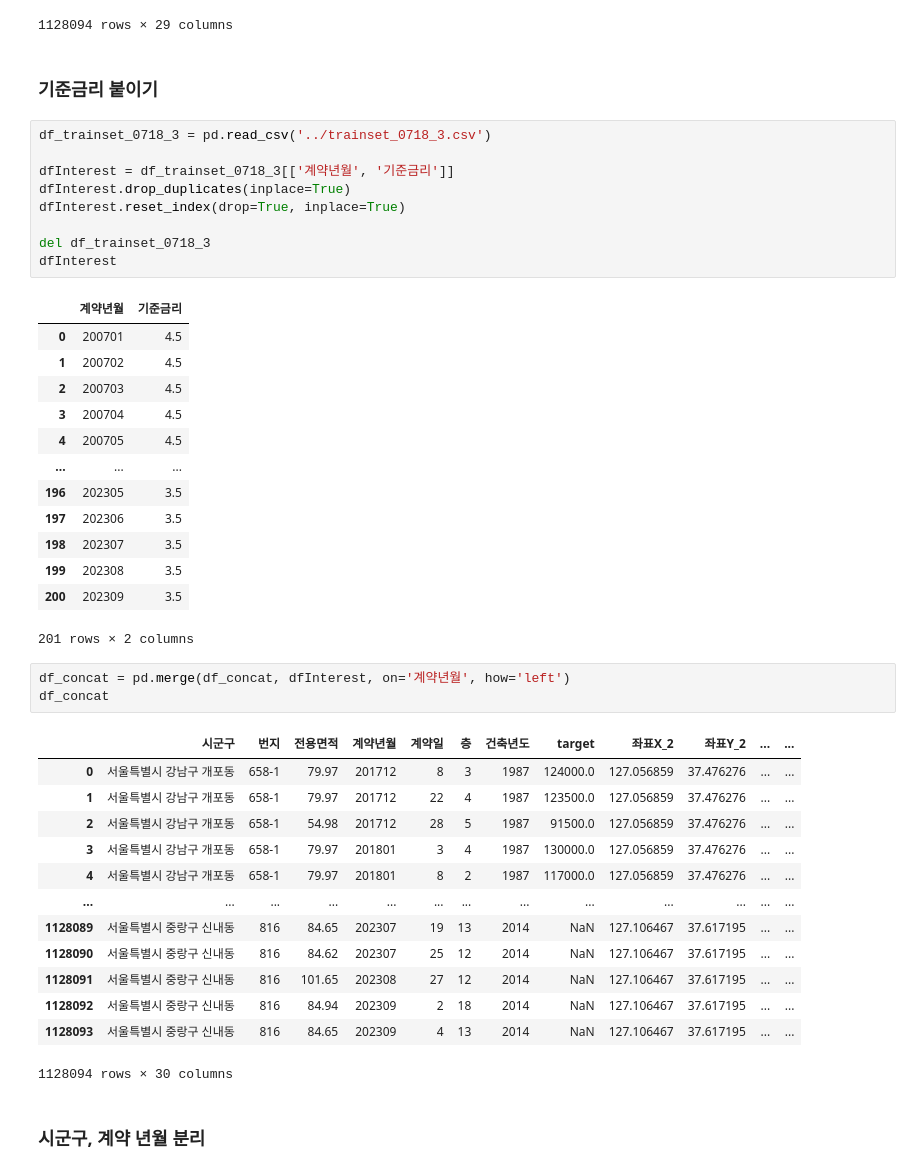
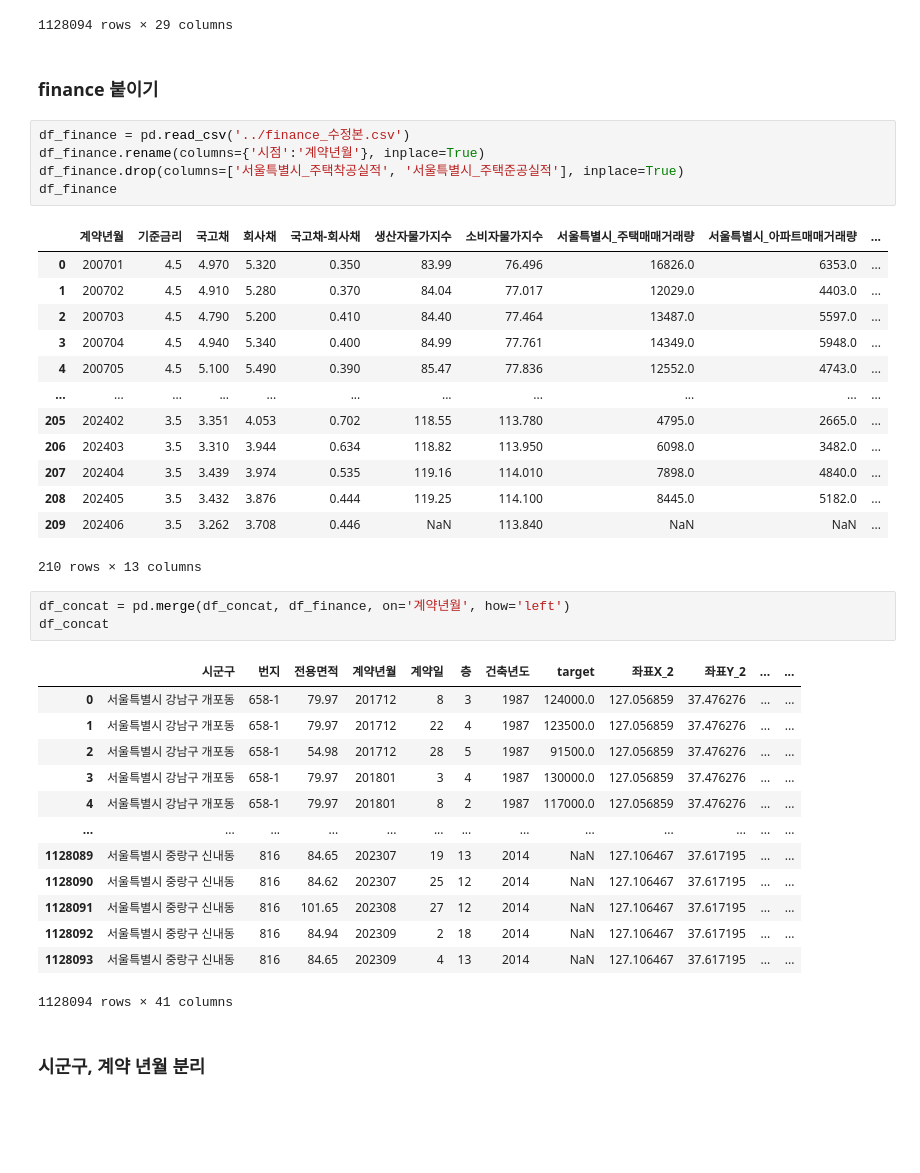
Before and after one commit to UpstageAILab3/upstage-ml-regression-ml5-pub, a Jupyter notebook: Model.ipynb, the cells around one changed output. Drawn from its saved outputs; the diff is of its cells as text; blank space fills up the shorter version.

```diff
--- a/Model.ipynb
+++ b/Model.ipynb
@@ -193,32 +193,28 @@ df_concat
 | 1128093 | 서울특별시 중랑구 신내동 | 816 | 84.65 | 202309 | 4 | 13 | 2014 | NaN | 127.106467 | 37.617195 | ... | ... |
 1128094 rows × 29 columns
 # %% [markdown]
-### 기준금리 붙이기
+### finance 붙이기
-# %%
-df_trainset_0718_3 = pd.read_csv('../trainset_0718_3.csv')
-
-dfInterest = df_trainset_0718_3[['계약년월', '기준금리']]
-dfInterest.drop_duplicates(inplace=True)
-dfInterest.reset_index(drop=True, inplace=True)
-
-del df_trainset_0718_3
-dfInterest
-# %% [output]
-|  | 계약년월 | 기준금리 |
-| 0 | 200701 | 4.5 |
-| 1 | 200702 | 4.5 |
-| 2 | 200703 | 4.5 |
-| 3 | 200704 | 4.5 |
-| 4 | 200705 | 4.5 |
-| ... | ... | ... |
-| 196 | 202305 | 3.5 |
-| 197 | 202306 | 3.5 |
-| 198 | 202307 | 3.5 |
-| 199 | 202308 | 3.5 |
-| 200 | 202309 | 3.5 |
-201 rows × 2 columns
+# %%
+df_finance = pd.read_csv('../finance_수정본.csv')
+df_finance.rename(columns={'시점':'계약년월'}, inplace=True)
+df_finance.drop(columns=['서울특별시_주택착공실적', '서울특별시_주택준공실적'], inplace=True)
+df_finance
+# %% [output]
+|  | 계약년월 | 기준금리 | 국고채 | 회사채 | 국고채-회사채 | 생산자물가지수 | 소비자물가지수 | 서울특별시_주택매매거래량 | 서울특별시_아파트매매거래량 | ... |
+| 0 | 200701 | 4.5 | 4.970 | 5.320 | 0.350 | 83.99 | 76.496 | 16826.0 | 6353.0 | ... |
+| 1 | 200702 | 4.5 | 4.910 | 5.280 | 0.370 | 84.04 | 77.017 | 12029.0 | 4403.0 | ... |
+| 2 | 200703 | 4.5 | 4.790 | 5.200 | 0.410 | 84.40 | 77.464 | 13487.0 | 5597.0 | ... |
+| 3 | 200704 | 4.5 | 4.940 | 5.340 | 0.400 | 84.99 | 77.761 | 14349.0 | 5948.0 | ... |
+| 4 | 200705 | 4.5 | 5.100 | 5.490 | 0.390 | 85.47 | 77.836 | 12552.0 | 4743.0 | ... |
+| ... | ... | ... | ... | ... | ... | ... | ... | ... | ... | ... |
+| 205 | 202402 | 3.5 | 3.351 | 4.053 | 0.702 | 118.55 | 113.780 | 4795.0 | 2665.0 | ... |
+| 206 | 202403 | 3.5 | 3.310 | 3.944 | 0.634 | 118.82 | 113.950 | 6098.0 | 3482.0 | ... |
+| 207 | 202404 | 3.5 | 3.439 | 3.974 | 0.535 | 119.16 | 114.010 | 7898.0 | 4840.0 | ... |
+| 208 | 202405 | 3.5 | 3.432 | 3.876 | 0.444 | 119.25 | 114.100 | 8445.0 | 5182.0 | ... |
+| 209 | 202406 | 3.5 | 3.262 | 3.708 | 0.446 | NaN | 113.840 | NaN | NaN | ... |
+210 rows × 13 columns
 # %%
-df_concat = pd.merge(df_concat, dfInterest, on='계약년월', how='left')
+df_concat = pd.merge(df_concat, df_finance, on='계약년월', how='left')
 df_concat
 # %% [output]
 |  | 시군구 | 번지 | 전용면적 | 계약년월 | 계약일 | 층 | 건축년도 | target | 좌표X_2 | 좌표Y_2 | ... | ... |
@@ -233,7 +229,7 @@ df_concat
 | 1128091 | 서울특별시 중랑구 신내동 | 816 | 101.65 | 202308 | 27 | 12 | 2014 | NaN | 127.106467 | 37.617195 | ... | ... |
 | 1128092 | 서울특별시 중랑구 신내동 | 816 | 84.94 | 202309 | 2 | 18 | 2014 | NaN | 127.106467 | 37.617195 | ... | ... |
 | 1128093 | 서울특별시 중랑구 신내동 | 816 | 84.65 | 202309 | 4 | 13 | 2014 | NaN | 127.106467 | 37.617195 | ... | ... |
-1128094 rows × 30 columns
+1128094 rows × 41 columns
 # %% [markdown]
 ### 시군구, 계약 년월 분리
 # %%
```
Also changed, not shown: parts of 13 cells of this notebook.
